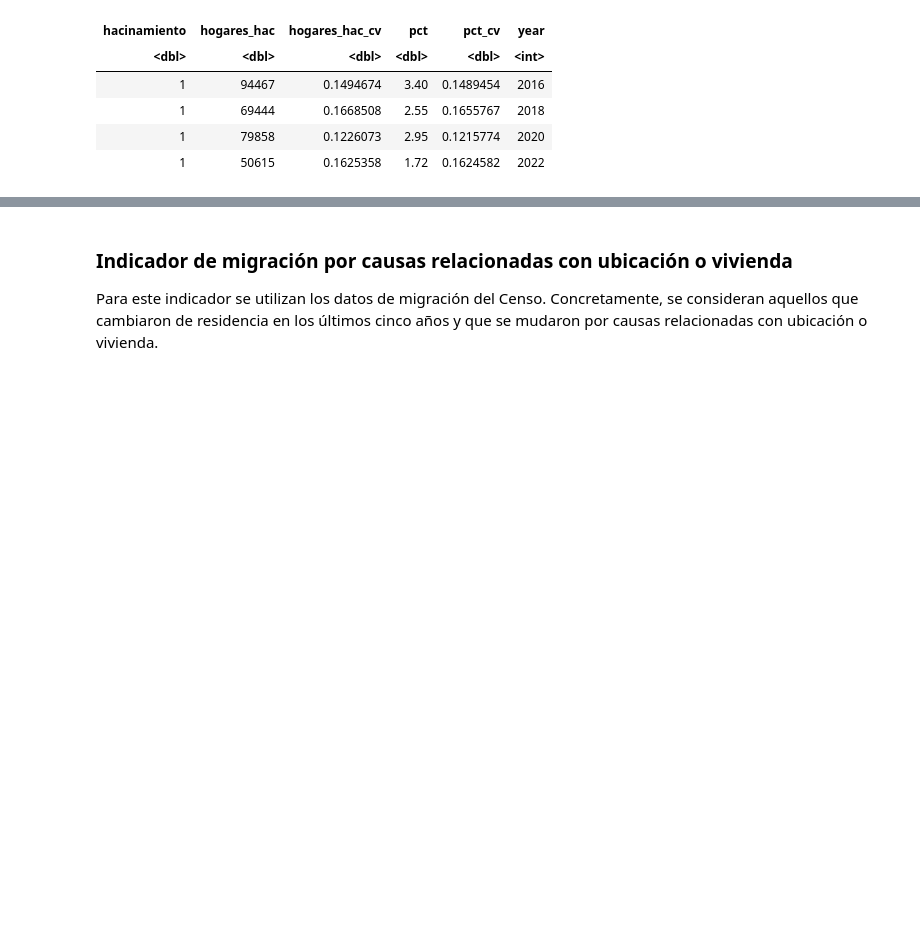
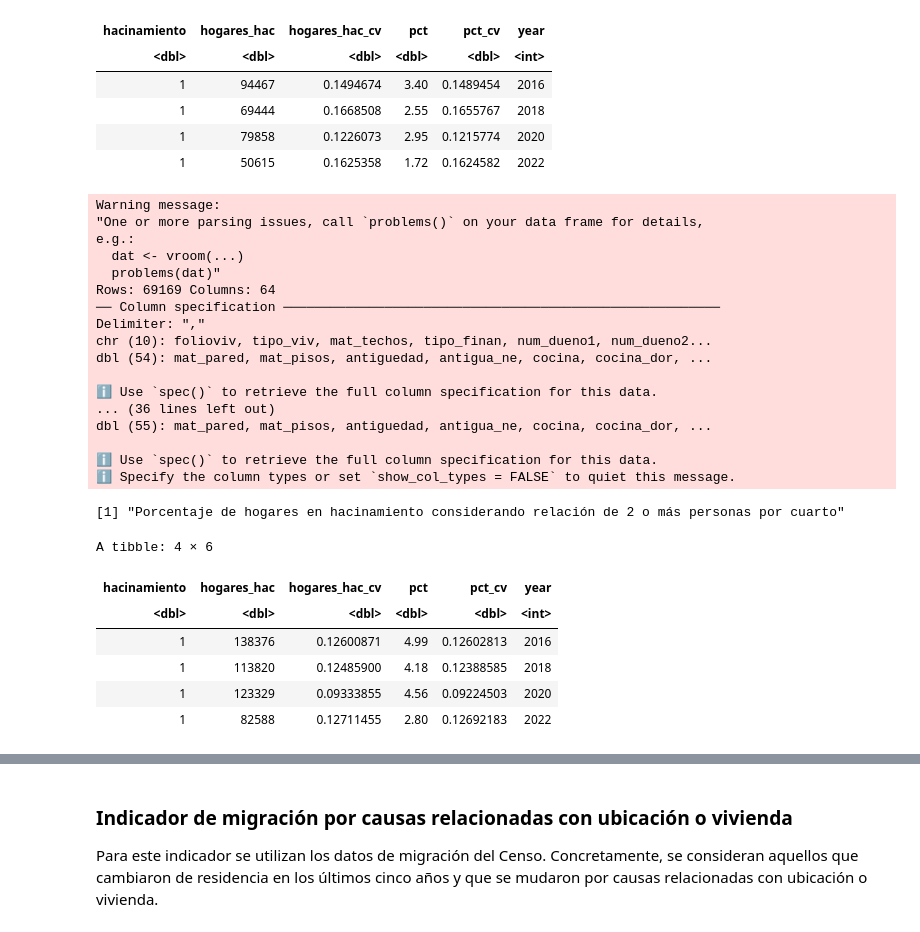
Before and after one commit to cpyp-ipdp/pgd_cdmx, a Jupyter notebook: indicadores/vivienda/indicadores_vivienda_pgd.ipynb, the cells around one changed output, grey strips where cells are left out. Saved outputs shown, nothing was run; the diff lists cells and outputs as text; code cells hidden in the pictures; blank space fills up the shorter version.

```diff
--- a/indicadores/vivienda/indicadores_vivienda_pgd.ipynb
+++ b/indicadores/vivienda/indicadores_vivienda_pgd.ipynb
@@ -329,6 +341,45 @@ A tibble: 4 × 6
 | 1 | 69444 | 0.1668508 | 2.55 | 0.1655767 | 2018 |
 | 1 | 79858 | 0.1226073 | 2.95 | 0.1215774 | 2020 |
 | 1 | 50615 | 0.1625358 | 1.72 | 0.1624582 | 2022 |
+# %%
+tabla_hogares_hac2<-map_dfr(
+    list.files("data", full.names = TRUE, pattern = "viviendas_.*.csv"),
+    estimacion,
+    variable="hogares_hac2"
+    )%>%
+mutate(
+  year = as.integer(year),
+  #asa_crec = (hogares_hac / lag(hogares_hac) - 1) * 100
+)%>%
+filter(hacinamiento==1)
+print("Porcentaje de hogares en hacinamiento considerando relación de 2 o más personas por cuarto")
+tabla_hogares_hac2
+# %% [output]
+Warning message:
+"One or more parsing issues, call `problems()` on your data frame for details,
+e.g.:
+  dat <- vroom(...)
+  problems(dat)"
+Rows: 69169 Columns: 64
+── Column specification ────────────────────────────────────────────────────────
+Delimiter: ","
+chr (10): folioviv, tipo_viv, mat_techos, tipo_finan, num_dueno1, num_dueno2...
+dbl (54): mat_pared, mat_pisos, antiguedad, antigua_ne, cocina, cocina_dor, ...
+
+ℹ Use `spec()` to retrieve the full column specification for this data.
+... (36 lines left out)
+dbl (55): mat_pared, mat_pisos, antiguedad, antigua_ne, cocina, cocina_dor, ...
+
+ℹ Use `spec()` to retrieve the full column specification for this data.
+ℹ Specify the column types or set `show_col_types = FALSE` to quiet this message.
+[1] "Porcentaje de hogares en hacinamiento considerando relación de 2 o más personas por cuarto"
+A tibble: 4 × 6
+| hacinamiento | hogares_hac | hogares_hac_cv | pct | pct_cv | year |
+| <dbl> | <dbl> | <dbl> | <dbl> | <dbl> | <int> |
+| 1 | 138376 | 0.12600871 | 4.99 | 0.12602813 | 2016 |
+| 1 | 113820 | 0.12485900 | 4.18 | 0.12388585 | 2018 |
+| 1 | 123329 | 0.09333855 | 4.56 | 0.09224503 | 2020 |
+| 1 | 82588 | 0.12711455 | 2.80 | 0.12692183 | 2022 |
 # %%
 tabla_hogares_hac_no_prop<-map_dfr(
     list.files("data", full.names = TRUE, pattern = "viviendas_.*.csv"),
```
Also changed, not shown: parts of 10 cells of this notebook, 1 other file.
